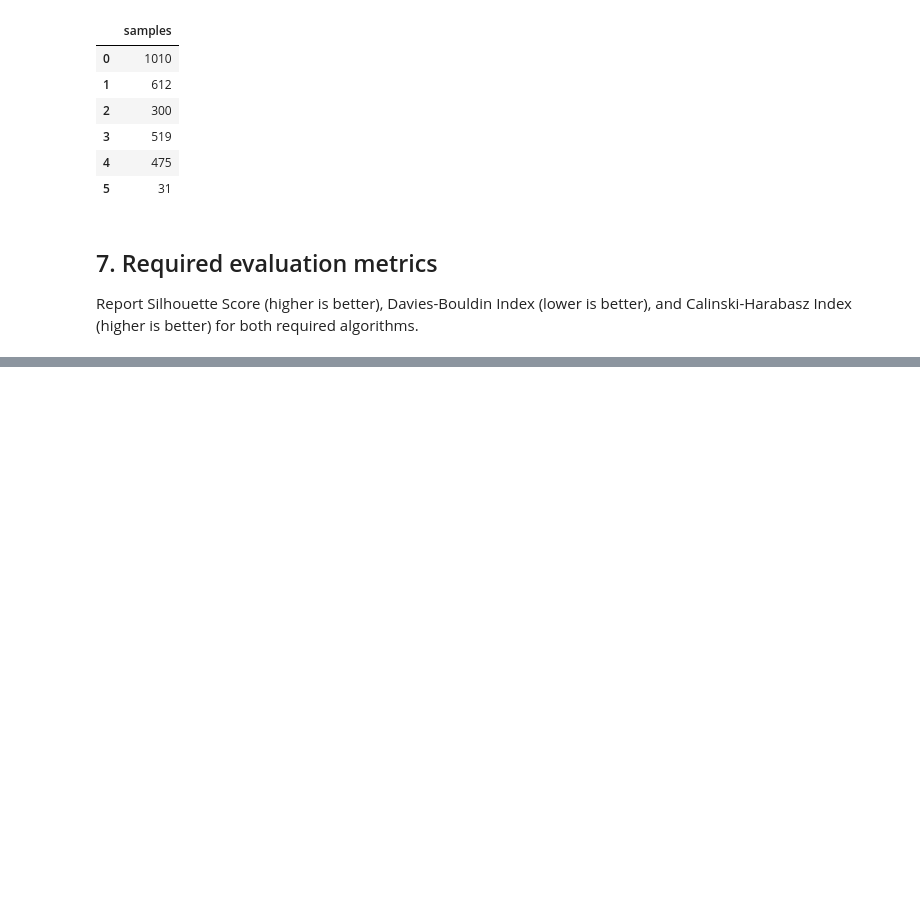
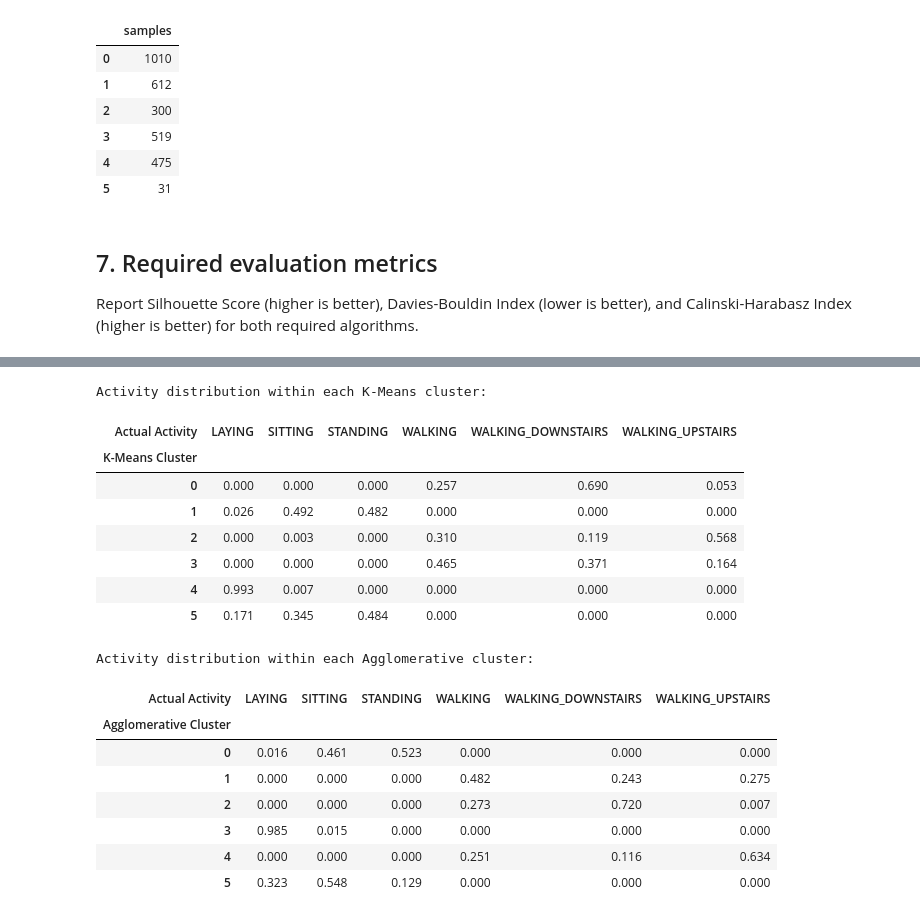
Before and after one commit to AdithyaPrasad-pro/Review1-PREDICTORS, a Jupyter notebook: notebooks/clustering.ipynb, the cells around one changed output, grey strips where cells are left out. Saved outputs shown, nothing was run; the diff lists cells and outputs as text; code cells hidden in the pictures; blank space fills up the shorter version.

```diff
--- a/notebooks/clustering.ipynb
+++ b/notebooks/clustering.ipynb
@@ -247,0 +344,40 @@ clustering_results.to_csv("clustering_comparison.csv", index=False)
+# %%
+if activity_labels is not None:
+    activity_crosstab = pd.crosstab(
+        pd.Series(kmeans_labels, name="K-Means Cluster"),
+        activity_labels.rename("Actual Activity"),
+        normalize="index"
+    )
+    print("Activity distribution within each K-Means cluster:")
+    display(activity_crosstab.round(3))
+    activity_crosstab.to_csv("kmeans_activity_interpretation.csv")
+
+    hierarchical_crosstab = pd.crosstab(
+        pd.Series(hierarchical_labels, name="Agglomerative Cluster"),
+        activity_labels.rename("Actual Activity"),
+        normalize="index"
+    )
+    print("Activity distribution within each Agglomerative cluster:")
+    display(hierarchical_crosstab.round(3))
+    hierarchical_crosstab.to_csv("agglomerative_activity_interpretation.csv")
+else:
+    print("Activity column not found; skip external-label interpretation.")
+# %% [output]
+Activity distribution within each K-Means cluster:
+| Actual Activity | LAYING | SITTING | STANDING | WALKING | WALKING_DOWNSTAIRS | WALKING_UPSTAIRS |
+| K-Means Cluster |  |  |  |  |  |  |
+| 0 | 0.000 | 0.000 | 0.000 | 0.257 | 0.690 | 0.053 |
+| 1 | 0.026 | 0.492 | 0.482 | 0.000 | 0.000 | 0.000 |
+| 2 | 0.000 | 0.003 | 0.000 | 0.310 | 0.119 | 0.568 |
+| 3 | 0.000 | 0.000 | 0.000 | 0.465 | 0.371 | 0.164 |
+| 4 | 0.993 | 0.007 | 0.000 | 0.000 | 0.000 | 0.000 |
+| 5 | 0.171 | 0.345 | 0.484 | 0.000 | 0.000 | 0.000 |
+Activity distribution within each Agglomerative cluster:
+| Actual Activity | LAYING | SITTING | STANDING | WALKING | WALKING_DOWNSTAIRS | WALKING_UPSTAIRS |
+| Agglomerative Cluster |  |  |  |  |  |  |
+| 0 | 0.016 | 0.461 | 0.523 | 0.000 | 0.000 | 0.000 |
+| 1 | 0.000 | 0.000 | 0.000 | 0.482 | 0.243 | 0.275 |
+| 2 | 0.000 | 0.000 | 0.000 | 0.273 | 0.720 | 0.007 |
+| 3 | 0.985 | 0.015 | 0.000 | 0.000 | 0.000 | 0.000 |
+| 4 | 0.000 | 0.000 | 0.000 | 0.251 | 0.116 | 0.634 |
+| 5 | 0.323 | 0.548 | 0.129 | 0.000 | 0.000 | 0.000 |
```
Also changed, not shown: parts of 11 cells of this notebook.
